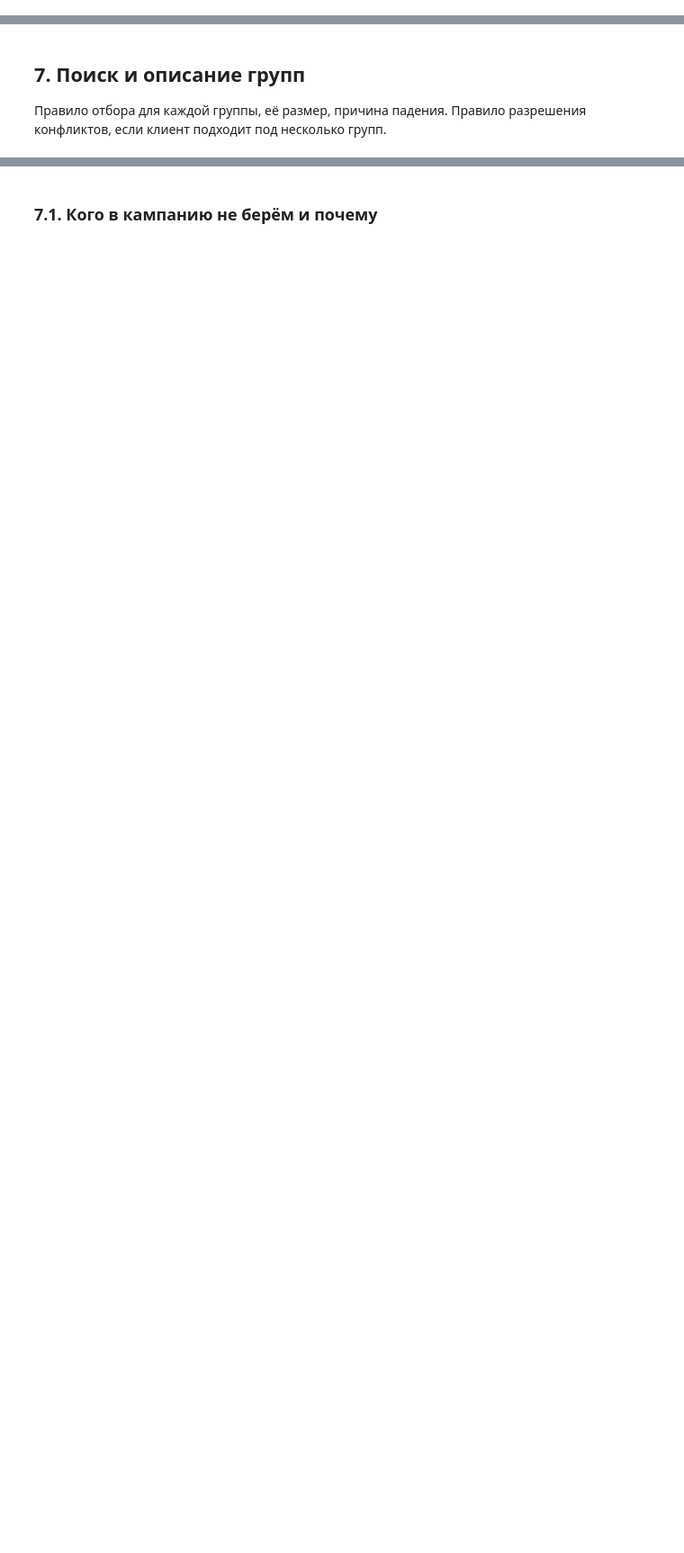
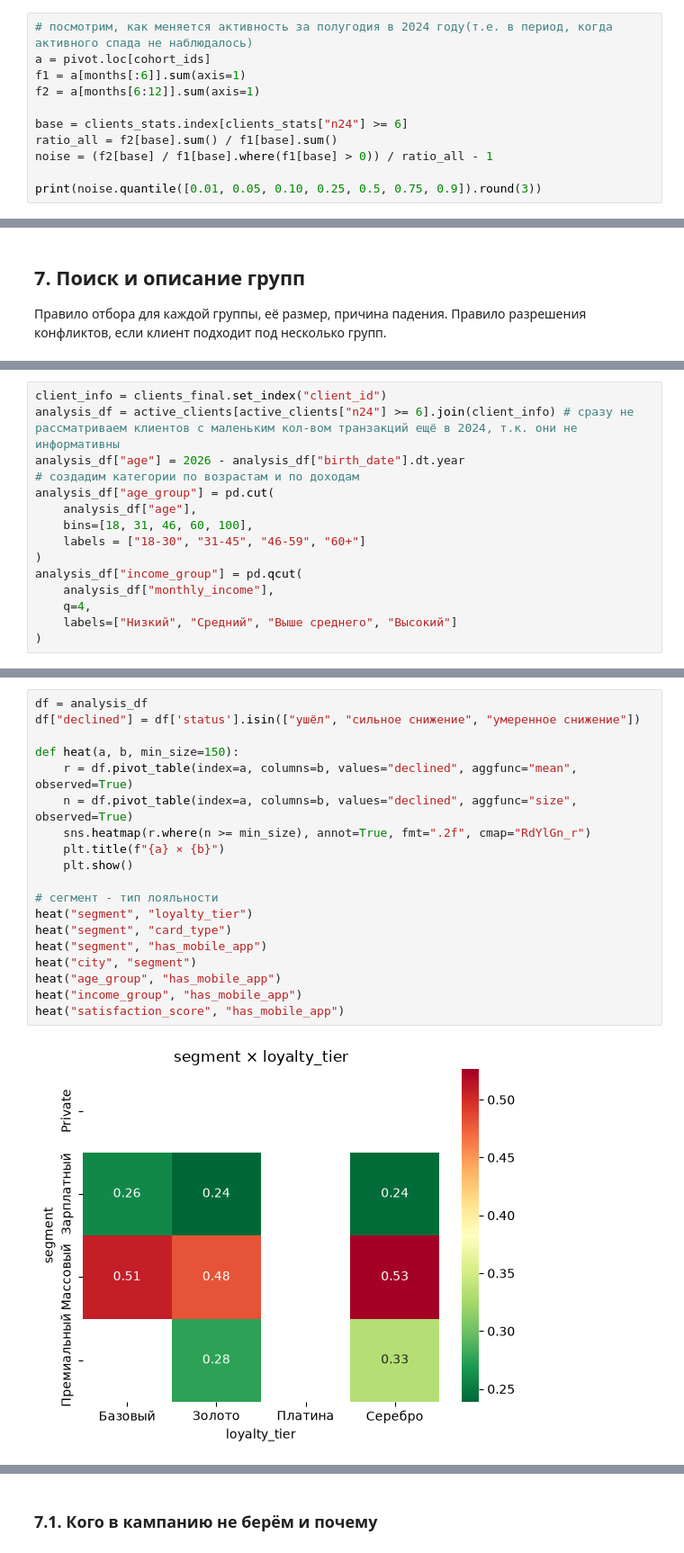
Before and after one commit to mashamis/Mischenko_Maria_Lab1, a Jupyter notebook: 01_analysis.ipynb, the cells around one changed output, grey strips where cells are left out. Shown at 90% size. Saved outputs shown, nothing was run; the diff lists cells and outputs as text; blank space fills up the shorter version.

```diff
--- a/01_analysis.ipynb
+++ b/01_analysis.ipynb
@@ -1712,0 +1776,11 @@ stats
+# %%
+# посмотрим, как меняется активность за полугодия в 2024 году(т.е. в период, когда активного спада не наблюдалось)
+a = pivot.loc[cohort_ids]
+f1 = a[months[:6]].sum(axis=1)
+f2 = a[months[6:12]].sum(axis=1)
+
+base = clients_stats.index[clients_stats["n24"] >= 6]
+ratio_all = f2[base].sum() / f1[base].sum()
+noise = (f2[base] / f1[base].where(f1[base] > 0)) / ratio_all - 1
+
+print(noise.quantile([0.01, 0.05, 0.10, 0.25, 0.5, 0.75, 0.9]).round(3))
@@ -1717,0 +1883,15 @@ stats
+# %%
+client_info = clients_final.set_index("client_id")
+analysis_df = active_clients[active_clients["n24"] >= 6].join(client_info) # сразу не рассматриваем клиентов с маленьким кол-вом транзакций ещё в 2024, т.к. они не информативны
+analysis_df["age"] = 2026 - analysis_df["birth_date"].dt.year
+# создадим категории по возрастам и по доходам
+analysis_df["age_group"] = pd.cut(
+    analysis_df["age"],
+    bins=[18, 31, 46, 60, 100],
+    labels = ["18-30", "31-45", "46-59", "60+"]
+)
+analysis_df["income_group"] = pd.qcut(
+    analysis_df["monthly_income"],
+    q=4,
+    labels=["Низкий", "Средний", "Выше среднего", "Высокий"]
+)
@@ -1717,0 +1938,21 @@ stats
+# %%
+df = analysis_df
+df["declined"] = df['status'].isin(["ушёл", "сильное снижение", "умеренное снижение"])
+
+def heat(a, b, min_size=150):
+    r = df.pivot_table(index=a, columns=b, values="declined", aggfunc="mean", observed=True)
+    n = df.pivot_table(index=a, columns=b, values="declined", aggfunc="size", observed=True)
+    sns.heatmap(r.where(n >= min_size), annot=True, fmt=".2f", cmap="RdYlGn_r")
+    plt.title(f"{a} × {b}")
+    plt.show()
+
+# сегмент - тип лояльности
+heat("segment", "loyalty_tier")
+heat("segment", "card_type")
+heat("segment", "has_mobile_app")
+heat("city", "segment")
+heat("age_group", "has_mobile_app")
+heat("income_group", "has_mobile_app")
+heat("satisfaction_score", "has_mobile_app")
+# %% [output]
+[figure, added]
```
Also changed, not shown: parts of 51 cells of this notebook.
